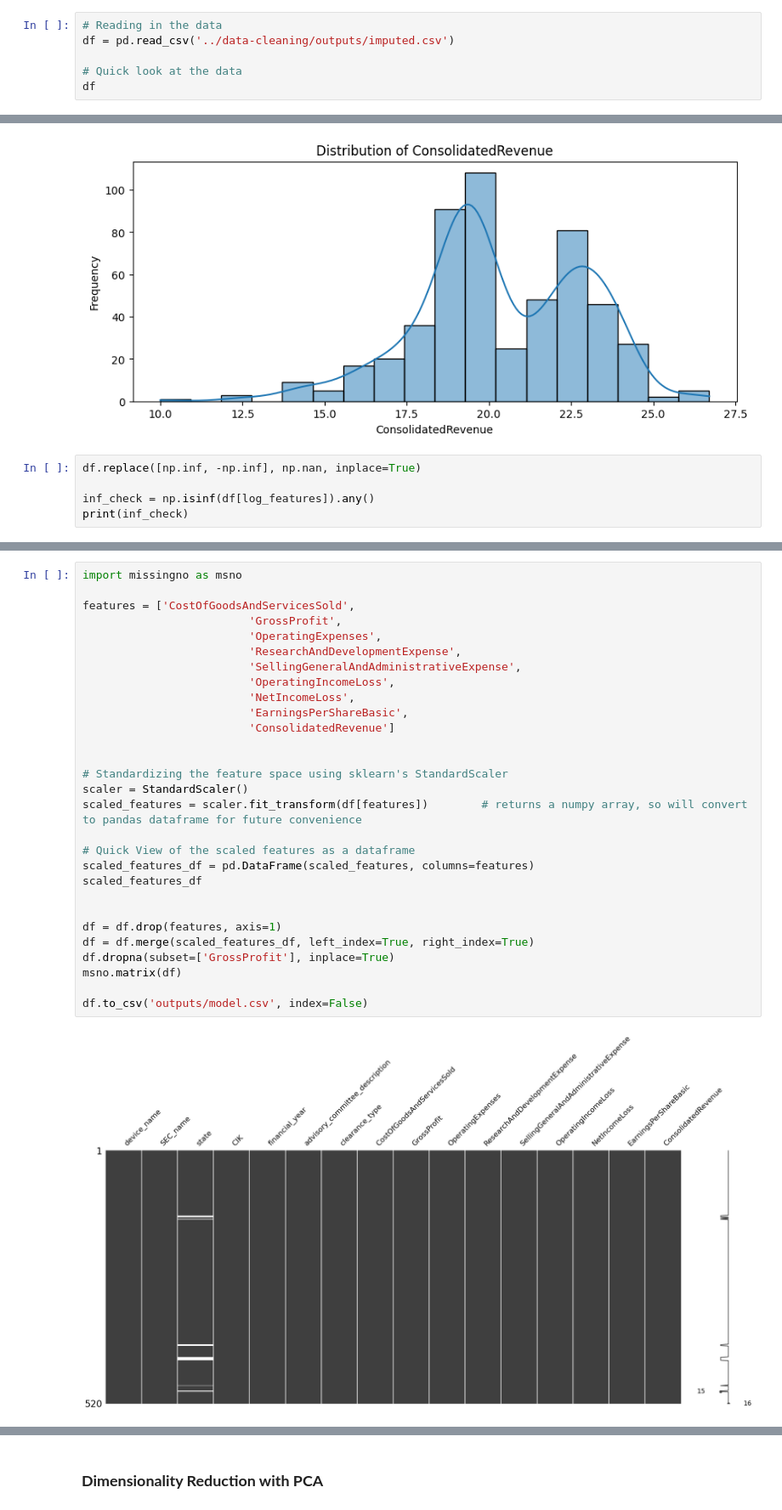
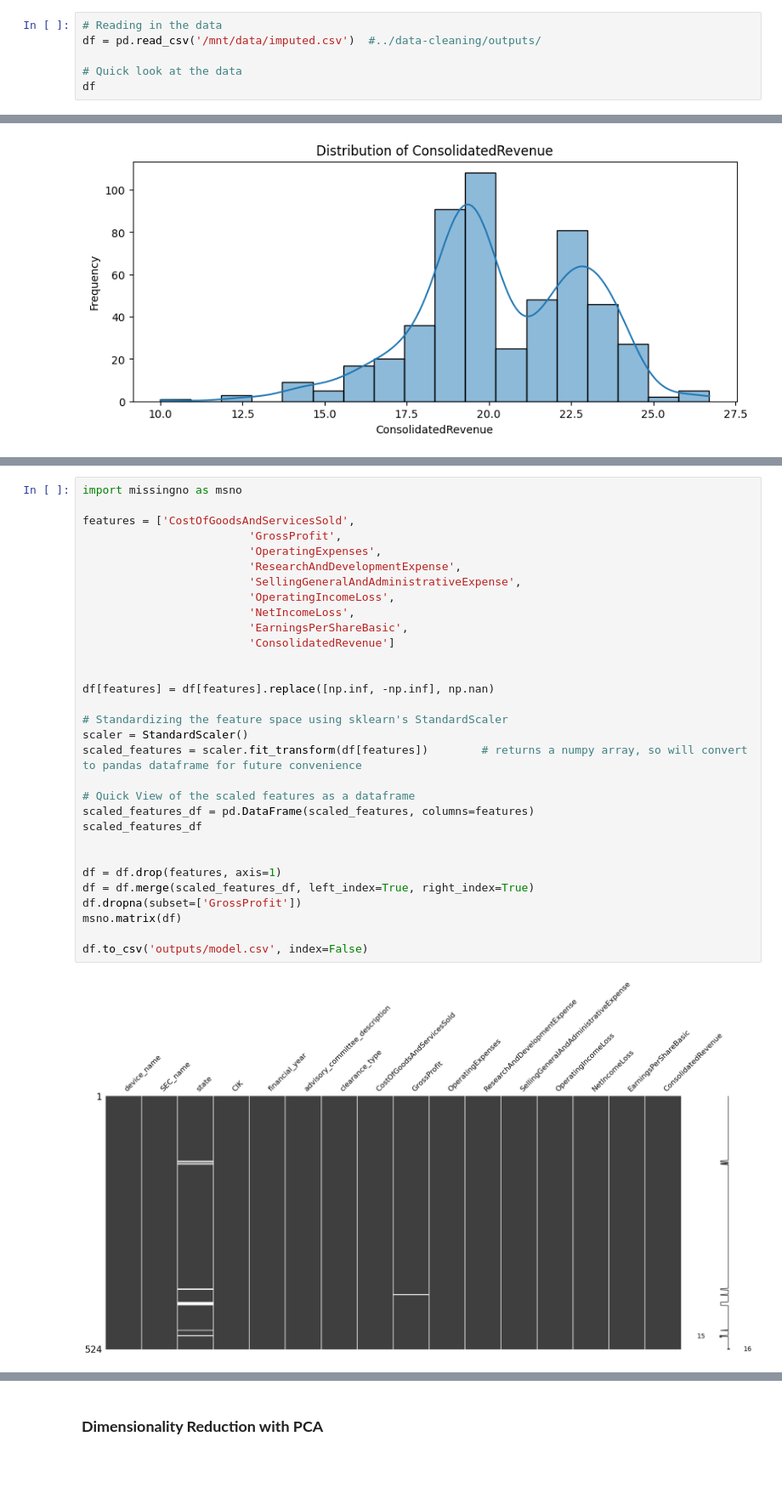
Before and after one commit to anly501/dsan-5000-project-bdools, a Jupyter notebook: DSAN-5000-Website/dimensionality-reduction/dimensionality-reduction.ipynb, the cells around one changed output, grey strips where cells are left out. Shown at 85% size. Cells and saved outputs as stored; diff of their text form; blank space fills up the shorter version.

```diff
--- a/DSAN-5000-Website/dimensionality-reduction/dimensionality-reduction.ipynb
+++ b/DSAN-5000-Website/dimensionality-reduction/dimensionality-reduction.ipynb
@@ -114,7 +32,7 @@ from sklearn.manifold import TSNE
 from sklearn.preprocessing import StandardScaler
 # %%
 # Reading in the data
-df = pd.read_csv('../data-cleaning/outputs/imputed.csv')
+df = pd.read_csv('/mnt/data/imputed.csv')  #../data-cleaning/outputs/
 
 # Quick look at the data
 df
@@ -188,8 +108,3 @@ for col in df[log_features]:
 [figure]
 [figure]
 [figure]
-# %%
-df.replace([np.inf, -np.inf], np.nan, inplace=True)
-
-inf_check = np.isinf(df[log_features]).any()
-print(inf_check)
@@ -223,31 +111,33 @@ df
 # %%
 import missingno as msno
 
 features = ['CostOfGoodsAndServicesSold',
                          'GrossProfit',
                          'OperatingExpenses',
                          'ResearchAndDevelopmentExpense',
                          'SellingGeneralAndAdministrativeExpense',
                          'OperatingIncomeLoss',
                          'NetIncomeLoss',
                          'EarningsPerShareBasic',
                          'ConsolidatedRevenue']
 
 
+df[features] = df[features].replace([np.inf, -np.inf], np.nan)
+
 # Standardizing the feature space using sklearn's StandardScaler
 scaler = StandardScaler()
 scaled_features = scaler.fit_transform(df[features])        # returns a numpy array, so will convert to pandas dataframe for future convenience
 
 # Quick View of the scaled features as a dataframe
 scaled_features_df = pd.DataFrame(scaled_features, columns=features)
 scaled_features_df
 
 
 df = df.drop(features, axis=1)
 df = df.merge(scaled_features_df, left_index=True, right_index=True)
-df.dropna(subset=['GrossProfit'], inplace=True)
+df.dropna(subset=['GrossProfit'])
 msno.matrix(df)
 
 df.to_csv('outputs/model.csv', index=False)
 # %% [output]
-[figure, old version]
+[figure, new version]
```
Also changed, not shown: parts of 21 cells of this notebook, 4 other files.
